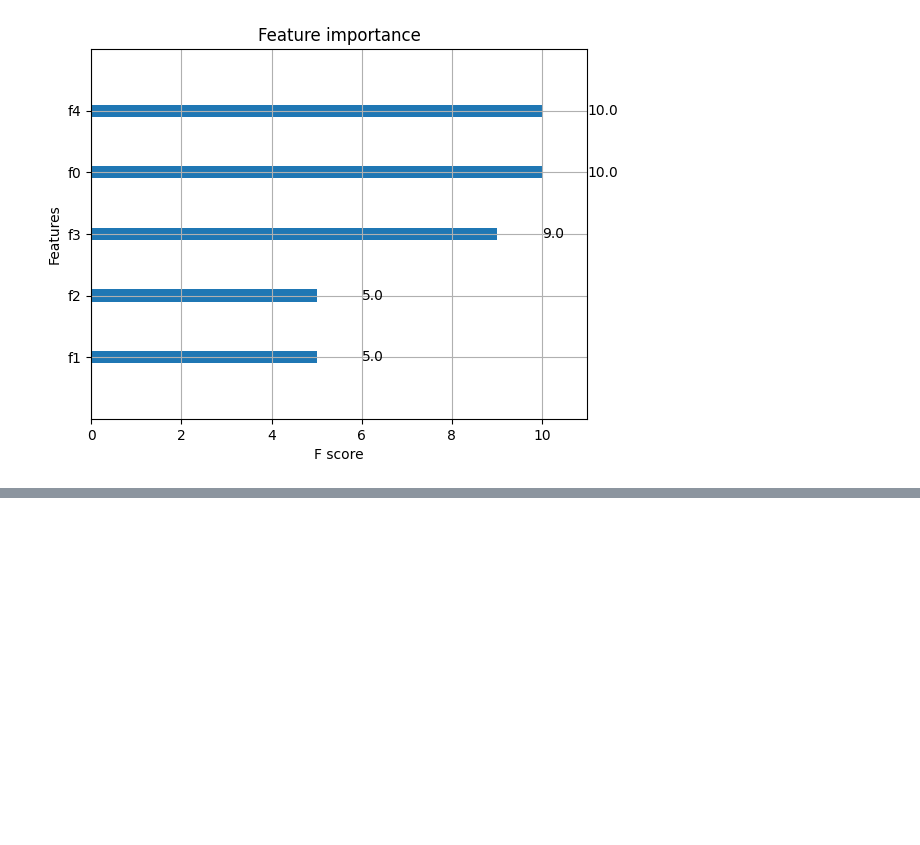
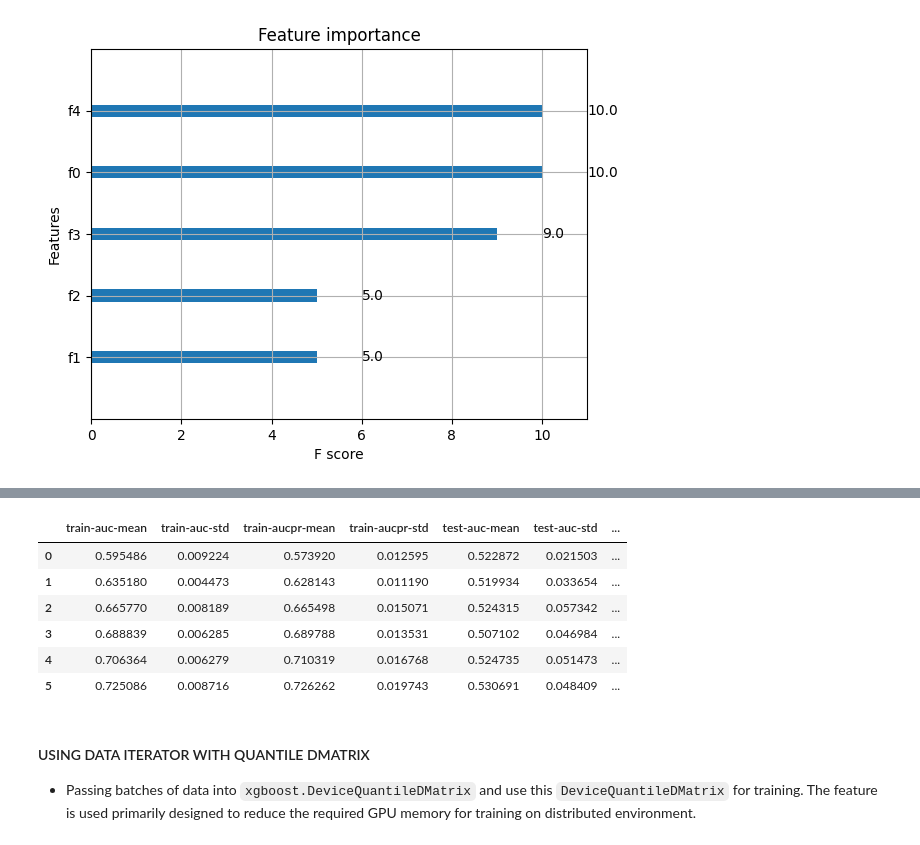
Before and after one commit to rabchl/dsml-related, a Jupyter notebook: mlscience-xgb-training.ipynb, the cells around one changed output, grey strips where cells are left out. Saved outputs shown, nothing was run; the diff lists cells and outputs as text; code cells hidden in the pictures; blank space fills up the shorter version.

Commit message:
xgboost training in batches with iterator and cv

```diff
--- a/mlscience-xgb-training.ipynb
+++ b/mlscience-xgb-training.ipynb
@@ -136,0 +160,31 @@ xgb.plot_importance(bst)
+# %%
+datatrain = np.random.rand(1000, 10)
+dataoot = np.random.rand(200, 10)
+
+labeltrain = np.random.randint(2, size=1000)
+labeloot = np.random.randint(2, size=200)
+# %%
+dtrain = xgb.DMatrix(data=datatrain, label=labeltrain, missing=np.NaN)
+doot = xgb.DMatrix(data=dataoot, label=labeloot, missing=np.NaN)
+# %%
+params = {
+    'max_depth': 2,
+    'eta': 1,
+    'objective': 'binary:logistic',
+    'nthread': 4
+}
+
+NUM_BOOST_ROUND = 500
+# %%
+res = xgb.cv(
+    params,
+    dtrain,
+    NUM_BOOST_ROUND,
+    nfold=5,
+    metrics=['auc', 'aucpr'],
+    seed=222437,
+    callbacks=[
+        xgb.callback.EvaluationMonitor(show_stdv=True),
+        xgb.callback.EarlyStopping(5)
+    ]
+)
@@ -136,0 +203,13 @@ xgb.plot_importance(bst)
+# %%
+res
+# %% [output]
+|  | train-auc-mean | train-auc-std | train-aucpr-mean | train-aucpr-std | test-auc-mean | test-auc-std | ... |
+| 0 | 0.595486 | 0.009224 | 0.573920 | 0.012595 | 0.522872 | 0.021503 | ... |
+| 1 | 0.635180 | 0.004473 | 0.628143 | 0.011190 | 0.519934 | 0.033654 | ... |
+| 2 | 0.665770 | 0.008189 | 0.665498 | 0.015071 | 0.524315 | 0.057342 | ... |
+| 3 | 0.688839 | 0.006285 | 0.689788 | 0.013531 | 0.507102 | 0.046984 | ... |
+| 4 | 0.706364 | 0.006279 | 0.710319 | 0.016768 | 0.524735 | 0.051473 | ... |
+| 5 | 0.725086 | 0.008716 | 0.726262 | 0.019743 | 0.530691 | 0.048409 | ... |
+# %% [markdown]
+#### USING DATA ITERATOR WITH QUANTILE DMATRIX
+- Passing batches of data into `xgboost.DeviceQuantileDMatrix` and use this `DeviceQuantileDMatrix` for training. The feature is used primarily designed to reduce the required GPU memory for training on distributed environment.
```
Also changed, not shown: parts of 12 cells of this notebook, 3 other files.
